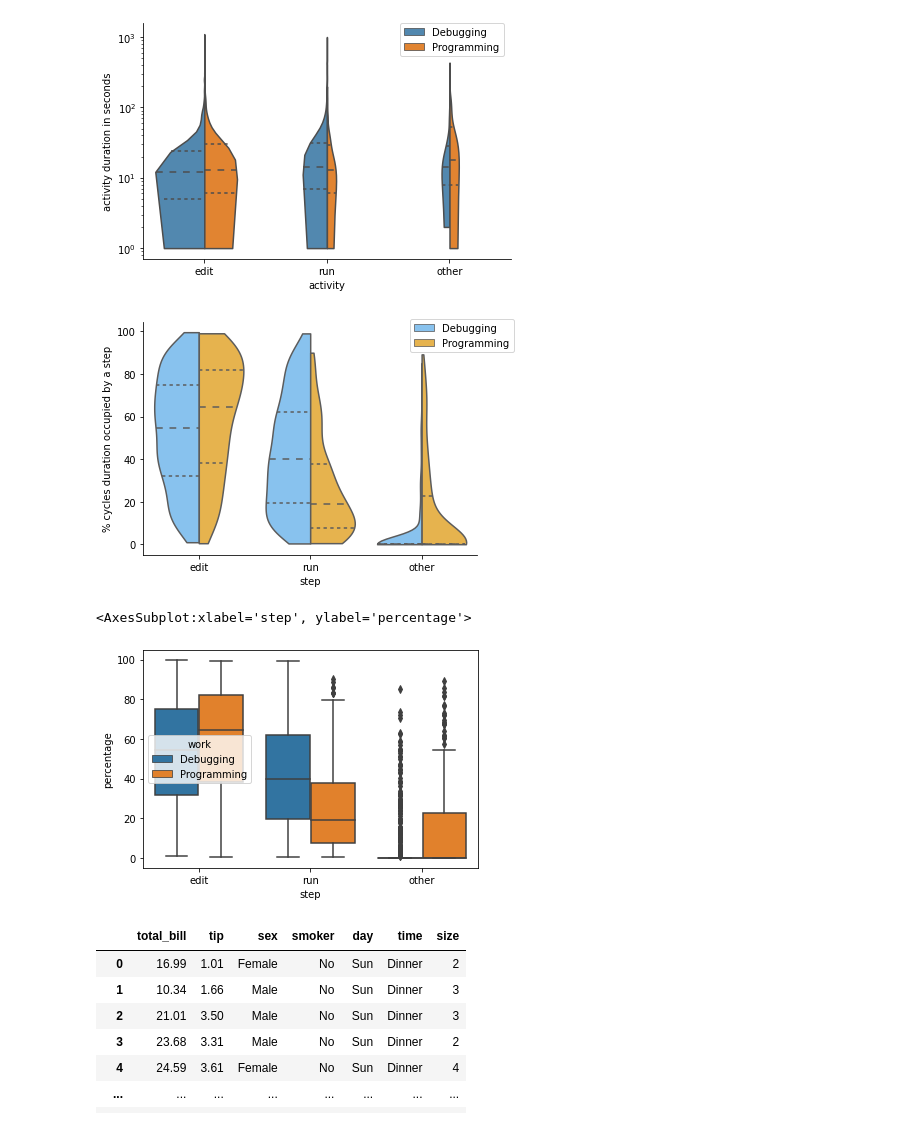
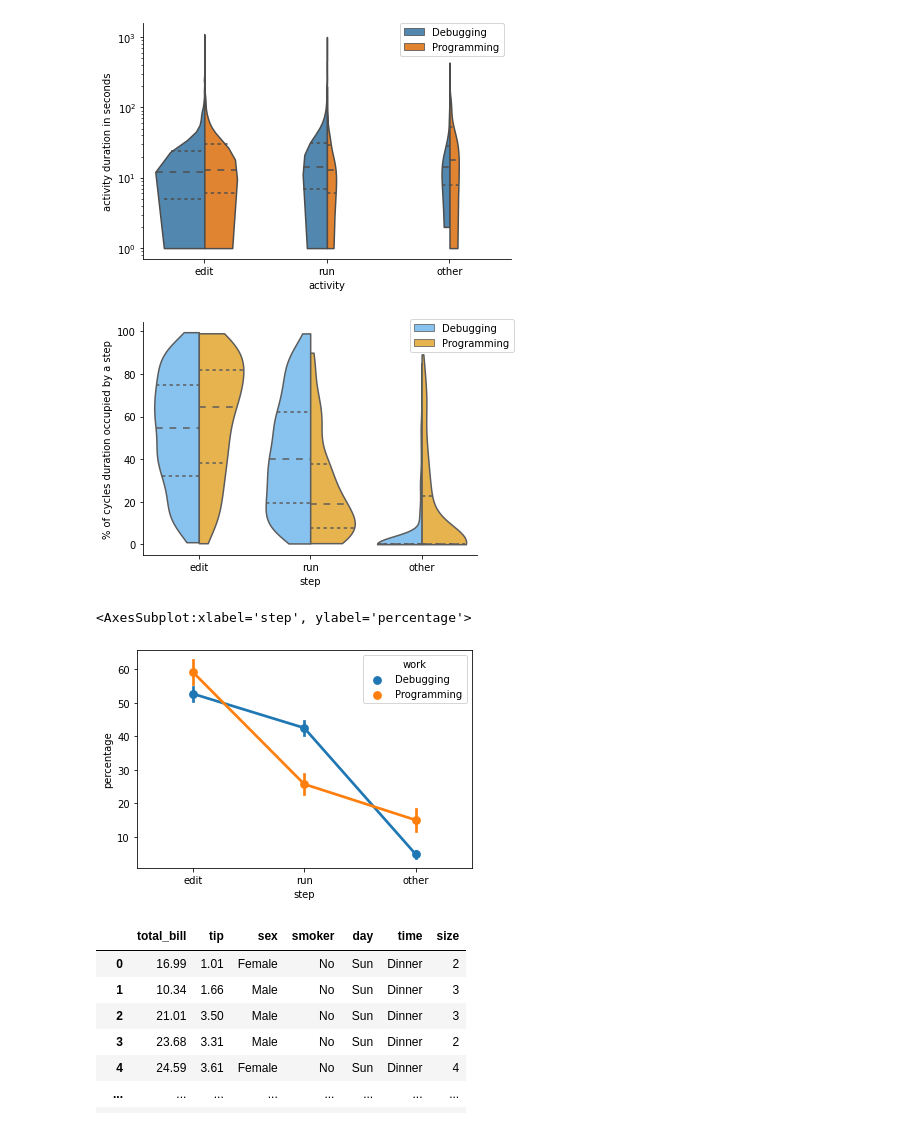
Before and after one commit to Alaboudi1/editRunCyclesAnalysis, a Jupyter notebook: detailsCycles.ipynb, the cells around one changed output. Cells and saved outputs as stored; diff of their text form; code cells hidden in the pictures.

```diff
--- a/detailsCycles.ipynb
+++ b/detailsCycles.ipynb
@@ -90,18 +91,18 @@ plt.tight_layout()
 
 f, ax = plt.subplots()
 sns.violinplot(x="step", y="percentage", hue="work", data=steps,  split=True, scale="width", inner="quartile", ax=ax, palette={"Programming": "#FFBB35", "Debugging": "#77C5FF"}, cut=0)
-ax.set_ylabel("% cycles duration occupied by a step")
+ax.set_ylabel("% of cycles duration occupied by a step")
 sns.despine(top = True, right = True)
 ax.legend(bbox_to_anchor=(.8, 1.01), loc=2, borderaxespad=0.)
 plt.tight_layout()
 plt.savefig("stepsOccupancy.pdf")
 # %% [output]
-[figure, old version]
+[figure, new version]
 # %%
-sns.boxplot(x="step", y="percentage", hue="work", data=steps)
+sns.pointplot(x="step", y="percentage", hue="work", data=steps, estimator=mean)
 # %% [output]
 <AxesSubplot:xlabel='step', ylabel='percentage'>
-[figure, old version]
+[figure, new version]
 # %%
 # %% [output]
 |  | total_bill | tip | sex | smoker | day | time | size |
```
Also changed, not shown: parts of 3 cells of this notebook, 8 other files.
